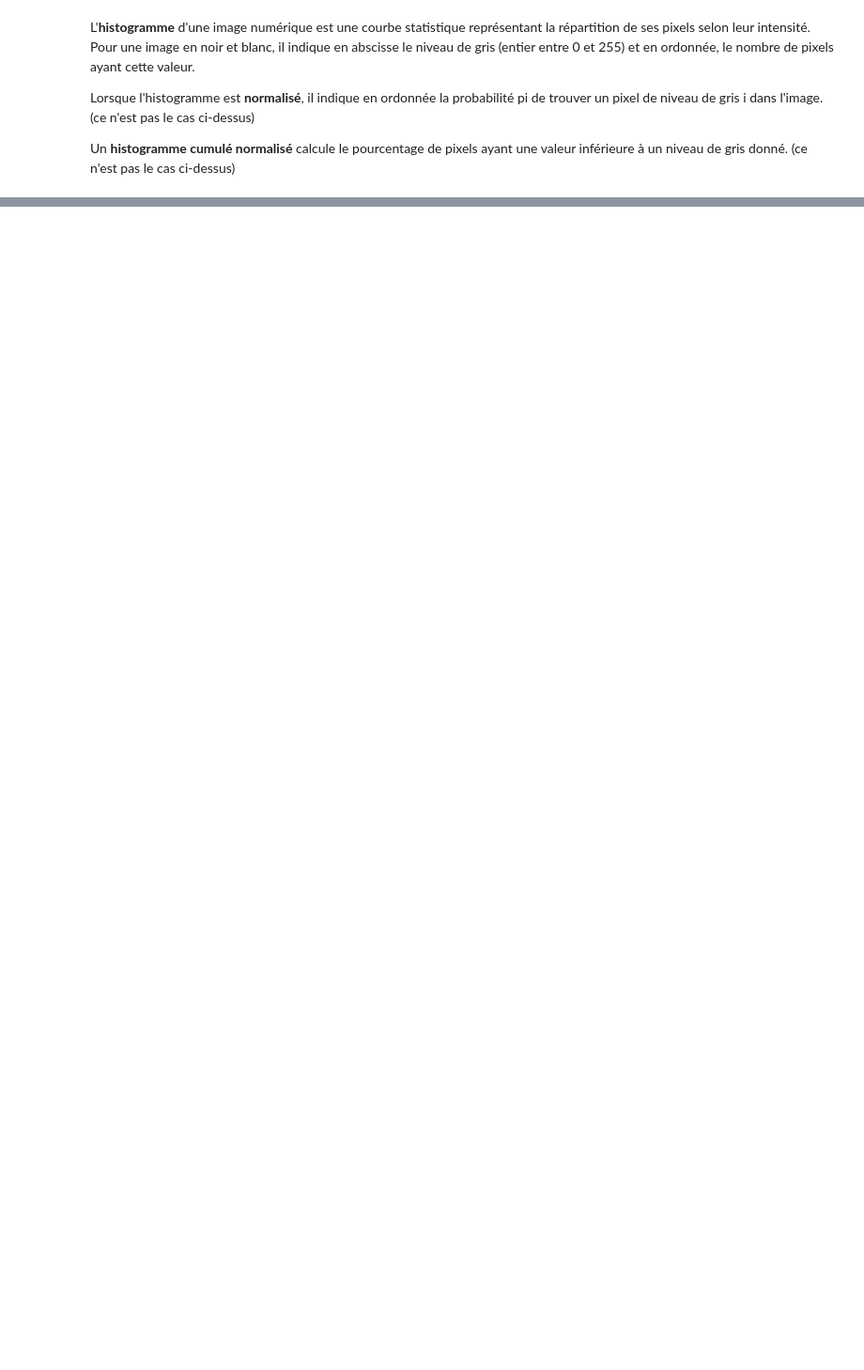
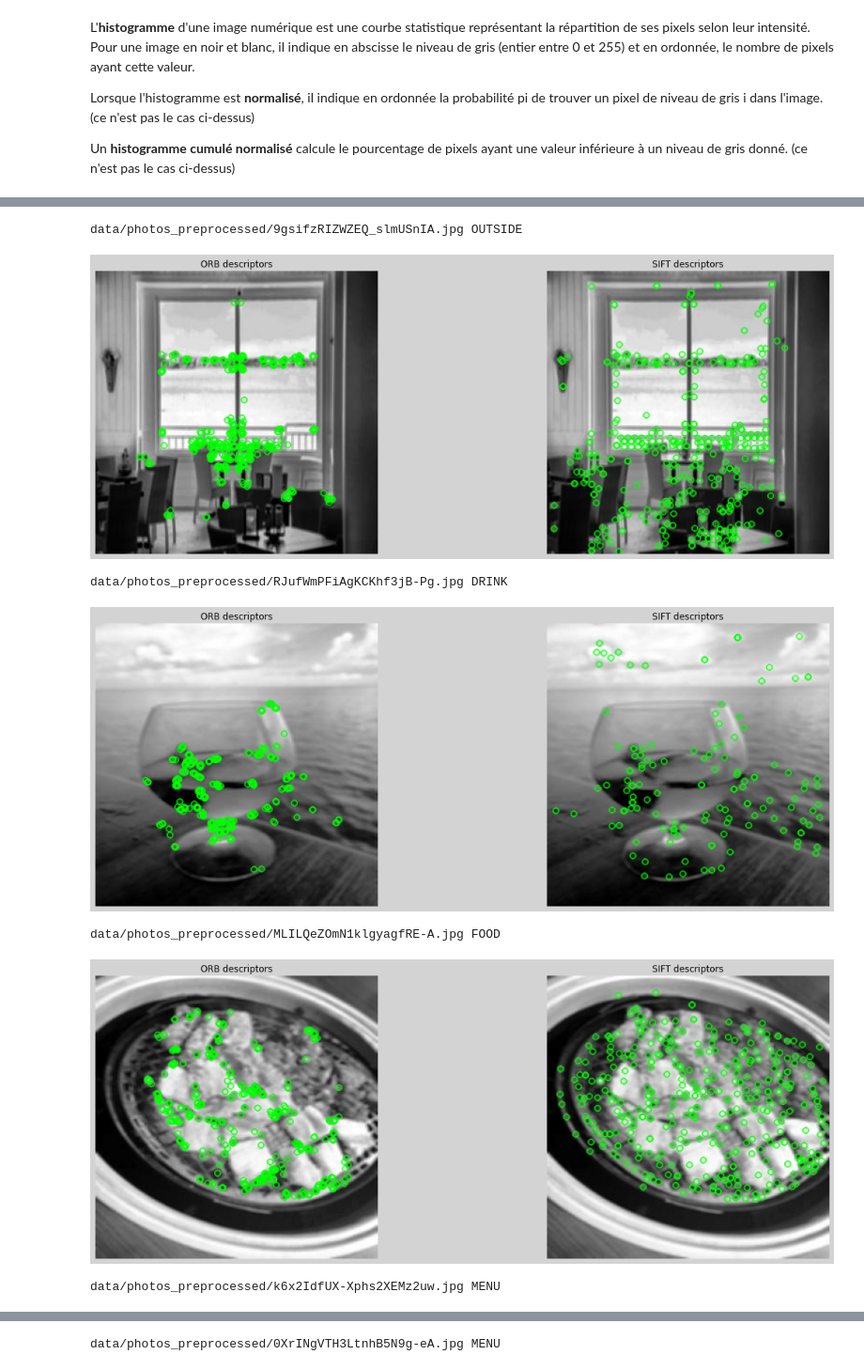
Before and after one commit to Valkea/OC_AI_06, a Jupyter notebook: 04_Image_Classification.ipynb, the cells around one changed output, grey strips where cells are left out. Shown at 94% size. Cells and saved outputs as stored; diff of their text form; code cells hidden in the pictures; blank space fills up the shorter version.

Commit message:
feature: add ORB & SIFT descriptor extractions

```diff
--- a/04_Image_Classification.ipynb
+++ b/04_Image_Classification.ipynb
@@ -173,0 +182,42 @@ Un **histogramme cumulé normalisé** calcule le pourcentage de pixels ayant une
+# %%
+# Initialize the ORB / SIFT detector algorithm
+orb = cv2.ORB_create(nfeatures=400)
+sift = cv2.SIFT_create(nfeatures=400)
+# %%
+sample_id_show = data_photos_selection.photo_id.sample(5, random_state=random_seed).to_list()
+
+for i, photo in data_photos_selection.iterrows():
+    img_path = pathlib.Path(preprocessed_path, f"{photo.photo_id}.jpg")
+    img = Image.open(img_path)
+
+    # Detect the keypoints and compute the descriptors
+    mat = np.array(img)
+    queryKeypointsORB, queryDescriptorsORB = orb.detectAndCompute(mat,None)
+    queryKeypointsSIFT, queryDescriptorsSIFT = sift.detectAndCompute(mat,None)
+
+    if photo.photo_id in sample_id_show:
+        print(img_path, photo.label.upper())
+        fig = plt.figure(figsize=(20,7), facecolor='lightgray')
+
+        # draw only keypoints location,not size and orientation
+        plt.subplot(1,2,1)
+        plt.title("ORB descriptors")
+        img_orb = cv2.drawKeypoints(mat, queryKeypointsORB, None, color=(0,255,0), flags=0)
+        plt.imshow(img_orb)
+        plt.axis('off')
+
+        plt.subplot(1,2,2)
+        plt.title("SIFT descriptors")
+        img_sift = cv2.drawKeypoints(mat, queryKeypointsSIFT, None, color=(0,255,0), flags=0)
+        plt.imshow(img_sift)
+        plt.axis('off')
+
+        plt.show()
+# %% [output]
+data/photos_preprocessed/9gsifzRIZWZEQ_slmUSnIA.jpg OUTSIDE
+[figure, added]
+data/photos_preprocessed/RJufWmPFiAgKCKhf3jB-Pg.jpg DRINK
+[figure, added]
+data/photos_preprocessed/MLILQeZOmN1klgyagfRE-A.jpg FOOD
+[figure, added]
+data/photos_preprocessed/k6x2IdfUX-Xphs2XEMz2uw.jpg MENU
@@ -173,0 +225 @@ Un **histogramme cumulé normalisé** calcule le pourcentage de pixels ayant une
+data/photos_preprocessed/0XrINgVTH3LtnhB5N9g-eA.jpg MENU
```
Also changed, not shown: parts of 5 cells of this notebook.
